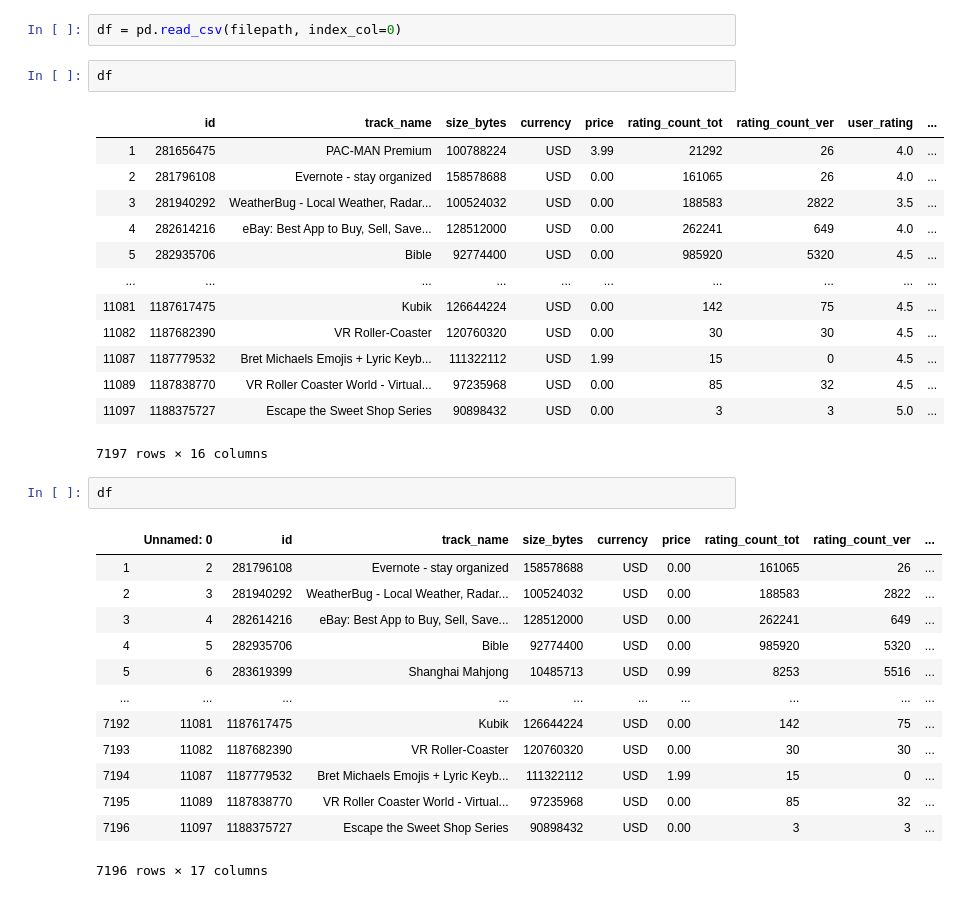
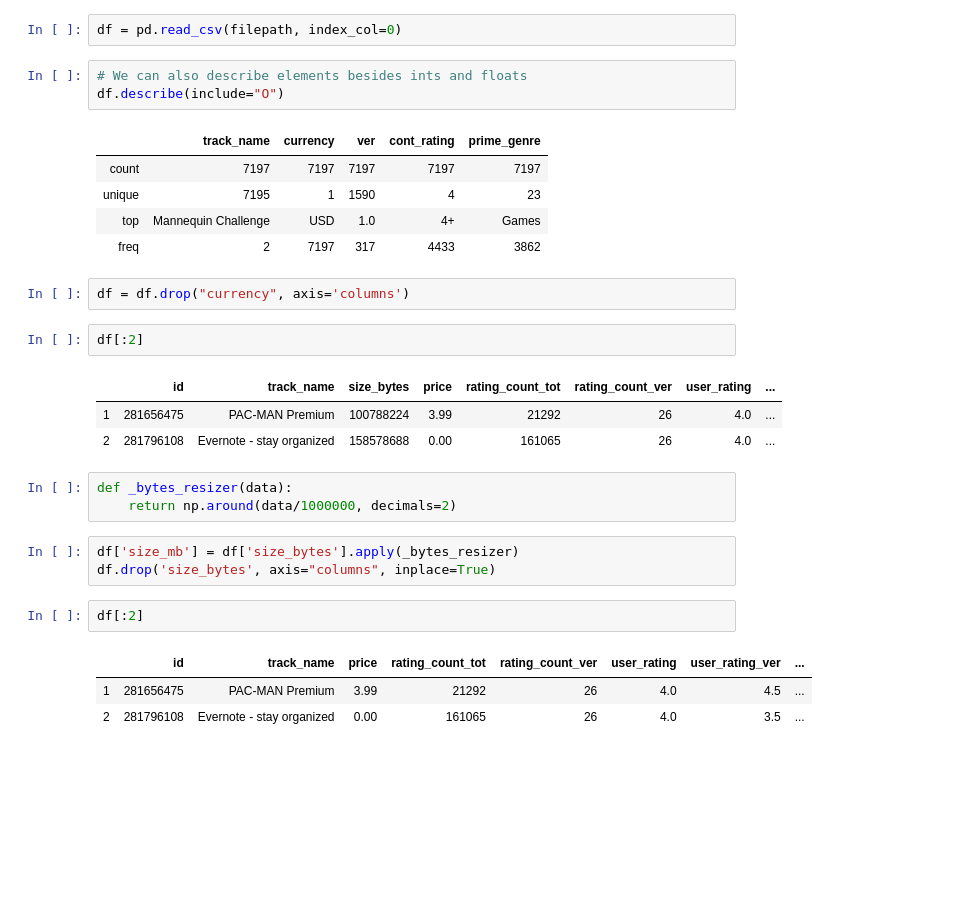
Before and after one commit to APNovichkov/pandas-datascience, a Jupyter notebook: tutorials/app_store/app_store_tutorial.ipynb, the cells around one changed output. Cells and saved outputs as stored; diff of their text form; blank space fills up the shorter version.

```diff
--- a/tutorials/app_store/app_store_tutorial.ipynb
+++ b/tutorials/app_store/app_store_tutorial.ipynb
@@ -7,35 +12,32 @@ import seaborn as seaborn
 filepath = "datasets/app_store.csv"
 # %%
 df = pd.read_csv(filepath, index_col=0)
+# %%
+# We can also describe elements besides ints and floats
+df.describe(include="O")
+# %% [output]
+|  | track_name | currency | ver | cont_rating | prime_genre |
+| count | 7197 | 7197 | 7197 | 7197 | 7197 |
+| unique | 7195 | 1 | 1590 | 4 | 23 |
+| top | Mannequin Challenge | USD | 1.0 | 4+ | Games |
+| freq | 2 | 7197 | 317 | 4433 | 3862 |
+# %%
+df = df.drop("currency", axis='columns')
 # %%
-df
+df[:2]
 # %% [output]
-|  | id | track_name | size_bytes | currency | price | rating_count_tot | rating_count_ver | user_rating | ... |
-| 1 | 281656475 | PAC-MAN Premium | 100788224 | USD | 3.99 | 21292 | 26 | 4.0 | ... |
-| 2 | 281796108 | Evernote - stay organized | 158578688 | USD | 0.00 | 161065 | 26 | 4.0 | ... |
-| 3 | 281940292 | WeatherBug - Local Weather, Radar... | 100524032 | USD | 0.00 | 188583 | 2822 | 3.5 | ... |
-| 4 | 282614216 | eBay: Best App to Buy, Sell, Save... | 128512000 | USD | 0.00 | 262241 | 649 | 4.0 | ... |
-| 5 | 282935706 | Bible | 92774400 | USD | 0.00 | 985920 | 5320 | 4.5 | ... |
-| ... | ... | ... | ... | ... | ... | ... | ... | ... | ... |
-| 11081 | 1187617475 | Kubik | 126644224 | USD | 0.00 | 142 | 75 | 4.5 | ... |
-| 11082 | 1187682390 | VR Roller-Coaster | 120760320 | USD | 0.00 | 30 | 30 | 4.5 | ... |
-| 11087 | 1187779532 | Bret Michaels Emojis + Lyric Keyb... | 111322112 | USD | 1.99 | 15 | 0 | 4.5 | ... |
-| 11089 | 1187838770 | VR Roller Coaster World - Virtual... | 97235968 | USD | 0.00 | 85 | 32 | 4.5 | ... |
-| 11097 | 1188375727 | Escape the Sweet Shop Series | 90898432 | USD | 0.00 | 3 | 3 | 5.0 | ... |
+|  | id | track_name | size_bytes | price | rating_count_tot | rating_count_ver | user_rating | ... |
+| 1 | 281656475 | PAC-MAN Premium | 100788224 | 3.99 | 21292 | 26 | 4.0 | ... |
+| 2 | 281796108 | Evernote - stay organized | 158578688 | 0.00 | 161065 | 26 | 4.0 | ... |
-7197 rows × 16 columns
+# %%
+def _bytes_resizer(data):
+    return np.around(data/1000000, decimals=2)
+# %%
+df['size_mb'] = df['size_bytes'].apply(_bytes_resizer)
+df.drop('size_bytes', axis="columns", inplace=True)
 # %%
-df
+df[:2]
 # %% [output]
-|  | Unnamed: 0 | id | track_name | size_bytes | currency | price | rating_count_tot | rating_count_ver | ... |
-| 1 | 2 | 281796108 | Evernote - stay organized | 158578688 | USD | 0.00 | 161065 | 26 | ... |
-| 2 | 3 | 281940292 | WeatherBug - Local Weather, Radar... | 100524032 | USD | 0.00 | 188583 | 2822 | ... |
-| 3 | 4 | 282614216 | eBay: Best App to Buy, Sell, Save... | 128512000 | USD | 0.00 | 262241 | 649 | ... |
-| 4 | 5 | 282935706 | Bible | 92774400 | USD | 0.00 | 985920 | 5320 | ... |
-| 5 | 6 | 283619399 | Shanghai Mahjong | 10485713 | USD | 0.99 | 8253 | 5516 | ... |
-| ... | ... | ... | ... | ... | ... | ... | ... | ... | ... |
-| 7192 | 11081 | 1187617475 | Kubik | 126644224 | USD | 0.00 | 142 | 75 | ... |
-| 7193 | 11082 | 1187682390 | VR Roller-Coaster | 120760320 | USD | 0.00 | 30 | 30 | ... |
-| 7194 | 11087 | 1187779532 | Bret Michaels Emojis + Lyric Keyb... | 111322112 | USD | 1.99 | 15 | 0 | ... |
-| 7195 | 11089 | 1187838770 | VR Roller Coaster World - Virtual... | 97235968 | USD | 0.00 | 85 | 32 | ... |
-| 7196 | 11097 | 1188375727 | Escape the Sweet Shop Series | 90898432 | USD | 0.00 | 3 | 3 | ... |
+|  | id | track_name | price | rating_count_tot | rating_count_ver | user_rating | user_rating_ver | ... |
+| 1 | 281656475 | PAC-MAN Premium | 3.99 | 21292 | 26 | 4.0 | 4.5 | ... |
+| 2 | 281796108 | Evernote - stay organized | 0.00 | 161065 | 26 | 4.0 | 3.5 | ... |
-7196 rows × 17 columns
```
Also changed, not shown: parts of 40 cells of this notebook, 1 other file.
